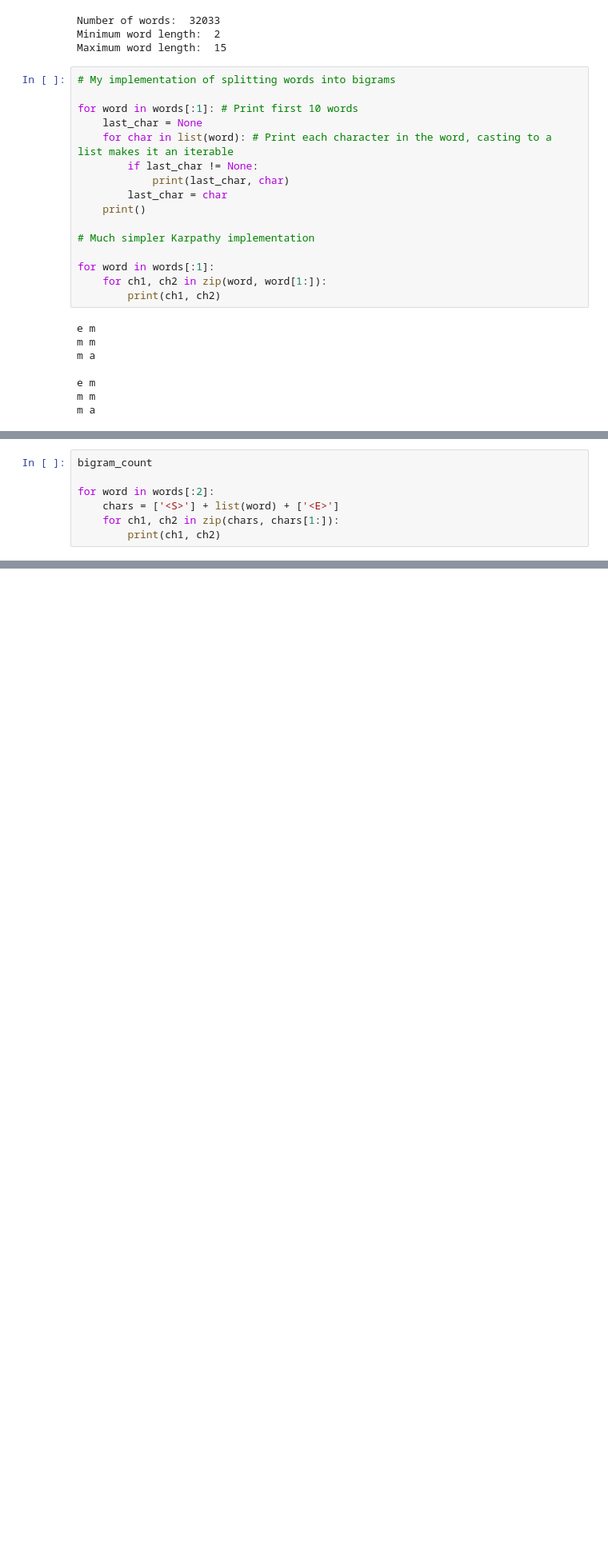
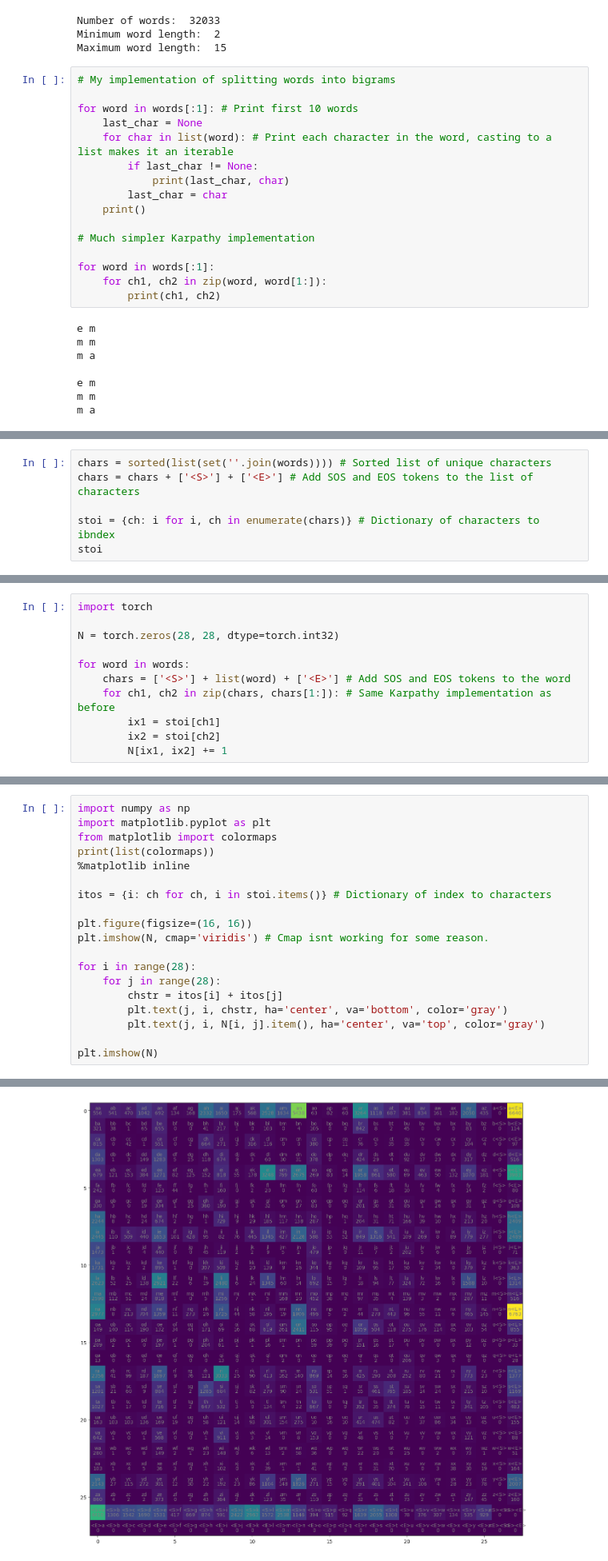
Before and after one commit to Mondkurry/llm-experiments, a Jupyter notebook: project/makemore/bigram.ipynb, the cells around one changed output, grey strips where cells are left out. Shown: that part at 80% size. Saved outputs shown, nothing was run; the diff lists cells and outputs as text; blank space fills up the shorter version.

Commit message:
progress in bigrams

```diff
--- a/project/makemore/bigram.ipynb
+++ b/project/makemore/bigram.ipynb
@@ -52,0 +93,6 @@ m a
+# %%
+chars = sorted(list(set(''.join(words)))) # Sorted list of unique characters
+chars = chars + ['<S>'] + ['<E>'] # Add SOS and EOS tokens to the list of characters
+
+stoi = {ch: i for i, ch in enumerate(chars)} # Dictionary of characters to ibndex
+stoi
@@ -53,7 +117,11 @@ m a
 # %%
-bigram_count
+import torch
 
-for word in words[:2]:
-    chars = ['<S>'] + list(word) + ['<E>']
-    for ch1, ch2 in zip(chars, chars[1:]):
-        print(ch1, ch2)
+N = torch.zeros(28, 28, dtype=torch.int32)
+
+for word in words:
+    chars = ['<S>'] + list(word) + ['<E>'] # Add SOS and EOS tokens to the word
+    for ch1, ch2 in zip(chars, chars[1:]): # Same Karpathy implementation as before
+        ix1 = stoi[ch1]
+        ix2 = stoi[ch2]
+        N[ix1, ix2] += 1
@@ -72,0 +128,20 @@ a <E>
+# %%
+import numpy as np
+import matplotlib.pyplot as plt
+from matplotlib import colormaps
+print(list(colormaps))
+%matplotlib inline
+
+itos = {i: ch for ch, i in stoi.items()} # Dictionary of index to characters
+
+plt.figure(figsize=(16, 16))
+plt.imshow(N, cmap='viridis') # Cmap isnt working for some reason.
+
+for i in range(28):
+    for j in range(28):
+        chstr = itos[i] + itos[j]
+        plt.text(j, i, chstr, ha='center', va='bottom', color='gray')
+        plt.text(j, i, N[i, j].item(), ha='center', va='top', color='gray')
+
+plt.imshow(N)
+# %% [output]
@@ -72,0 +150 @@ a <E>
+[figure, added]
```
Also changed, not shown: parts of 6 cells of this notebook.
